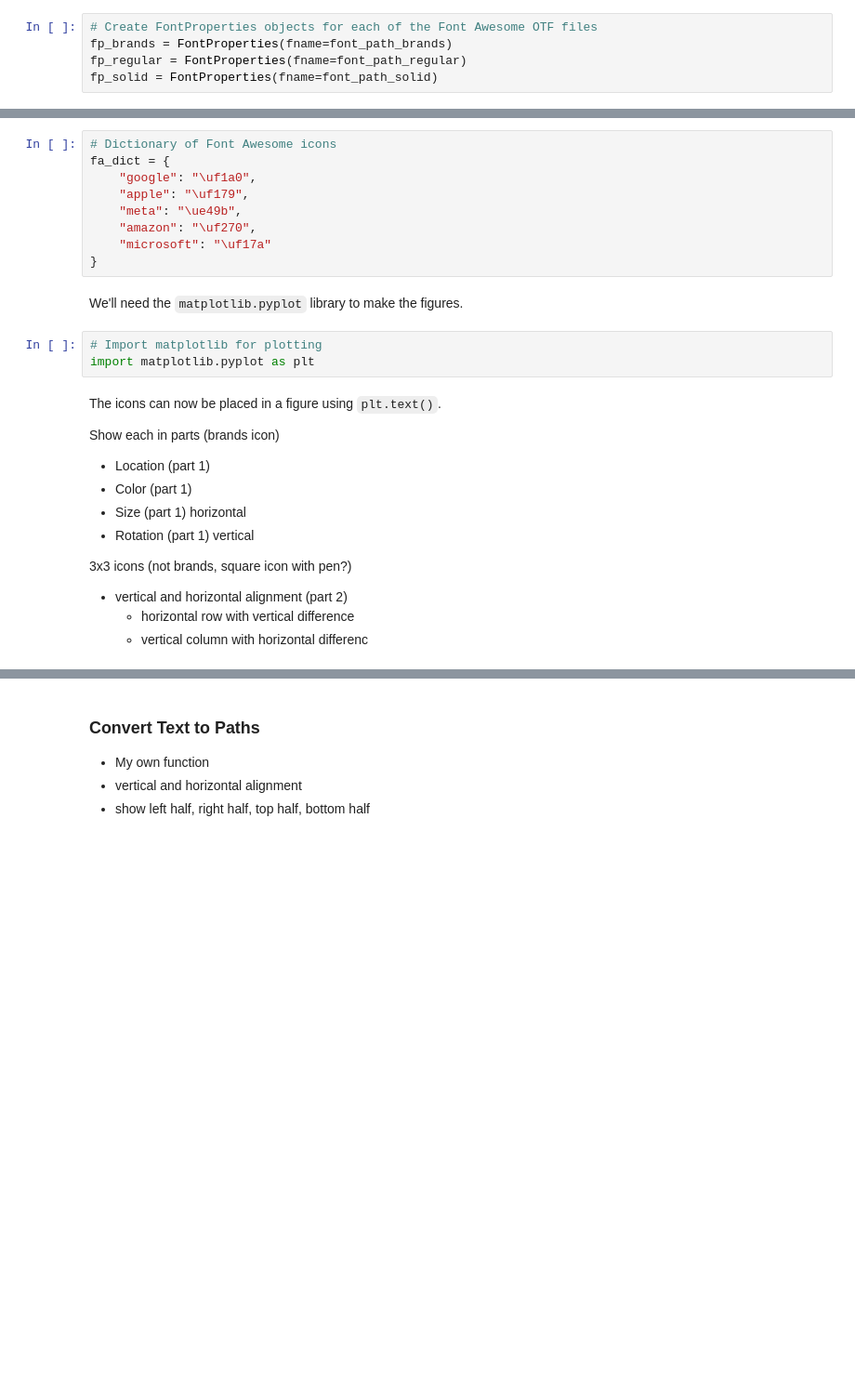
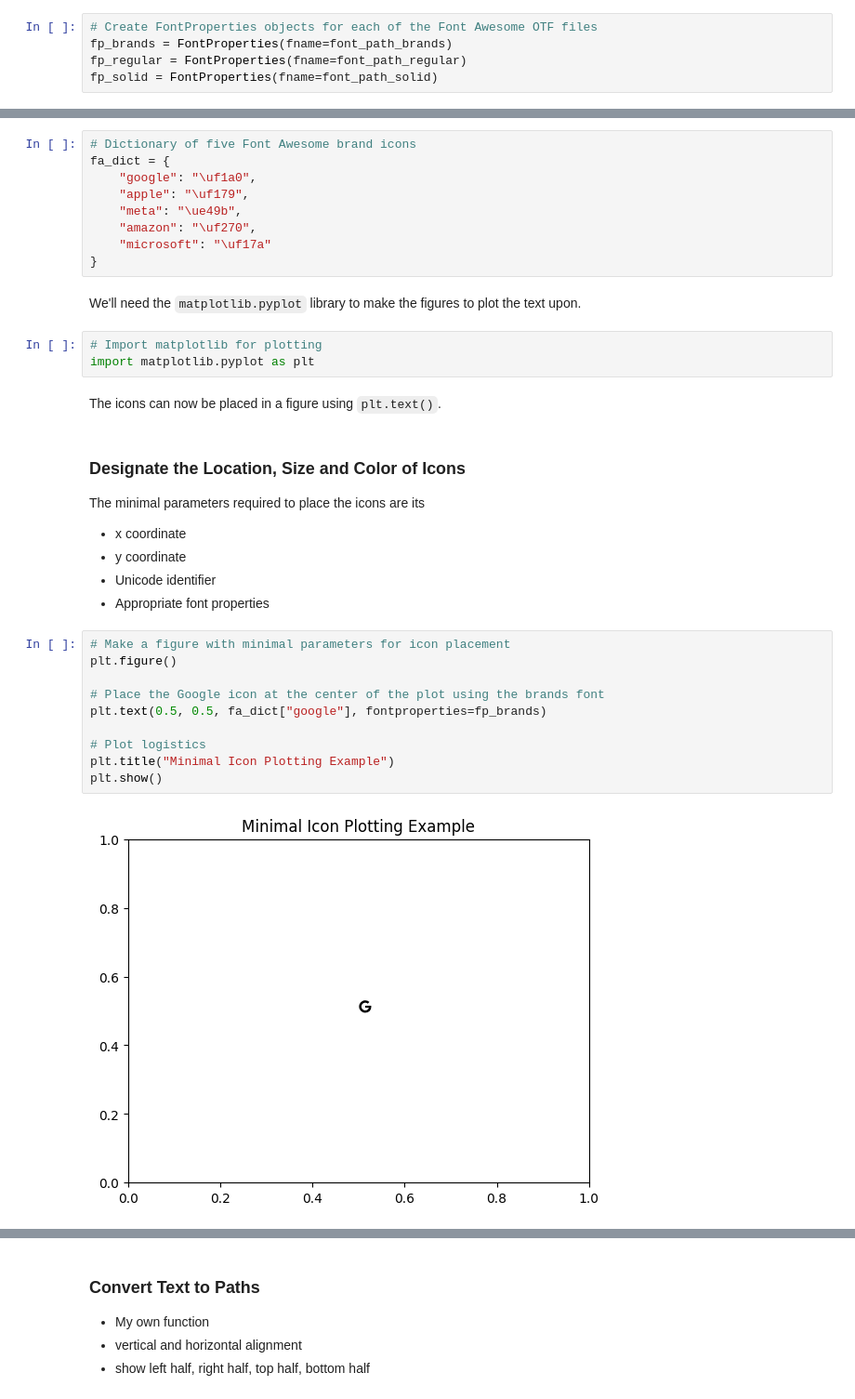
Before and after one commit to DataDrivenMai/DataDrivenMai-blog, a Jupyter notebook: icon-plotting/icon-plotting.ipynb, the cells around one changed output, grey strips where cells are left out. Shown at 93% size. Saved outputs shown, nothing was run; the diff lists cells and outputs as text; blank space fills up the shorter version.

```diff
--- a/icon-plotting/icon-plotting.ipynb
+++ b/icon-plotting/icon-plotting.ipynb
@@ -67,5 +93,5 @@ Let's make a simple dictionary to call the Unicode using a key. In Python `'\u'`
 # %%
-# Dictionary of Font Awesome icons
+# Dictionary of five Font Awesome brand icons
 fa_dict = {
     "google": "\uf1a0",
 	"apple": "\uf179",
@@ -74,21 +100,30 @@ fa_dict = {
 	"microsoft": "\uf17a"
 }
 # %% [markdown]
-We'll need the `matplotlib.pyplot` library to make the figures.
+We'll need the `matplotlib.pyplot` library to make the figures to plot the text upon.
 # %%
 # Import matplotlib for plotting
 import matplotlib.pyplot as plt
+# %% [markdown]
+The icons can now be placed in a figure using `plt.text()`.
 # %% [markdown]
-The icons can now be placed in a figure using `plt.text()`.
+### Designate the Location, Size and Color of Icons
 
-Show each in parts (brands icon)
-- Location (part 1)
-- Color (part 1)
-- Size (part 1) horizontal
-- Rotation (part 1) vertical
+The minimal parameters required to place the icons are its
 
-
-3x3 icons (not brands, square icon with pen?)
-- vertical and horizontal alignment (part 2)
-	- horizontal row with vertical difference
-	- vertical column with horizontal differenc
+- x coordinate
+- y coordinate
+- Unicode identifier
+- Appropriate font properties
+# %%
+# Make a figure with minimal parameters for icon placement
+plt.figure()
+
+# Place the Google icon at the center of the plot using the brands font
+plt.text(0.5, 0.5, fa_dict["google"], fontproperties=fp_brands)
+
+# Plot logistics
+plt.title("Minimal Icon Plotting Example")
+plt.show()
+# %% [output]
+[figure, added]
```
Also changed, not shown: parts of 25 cells of this notebook, 2 other files.
